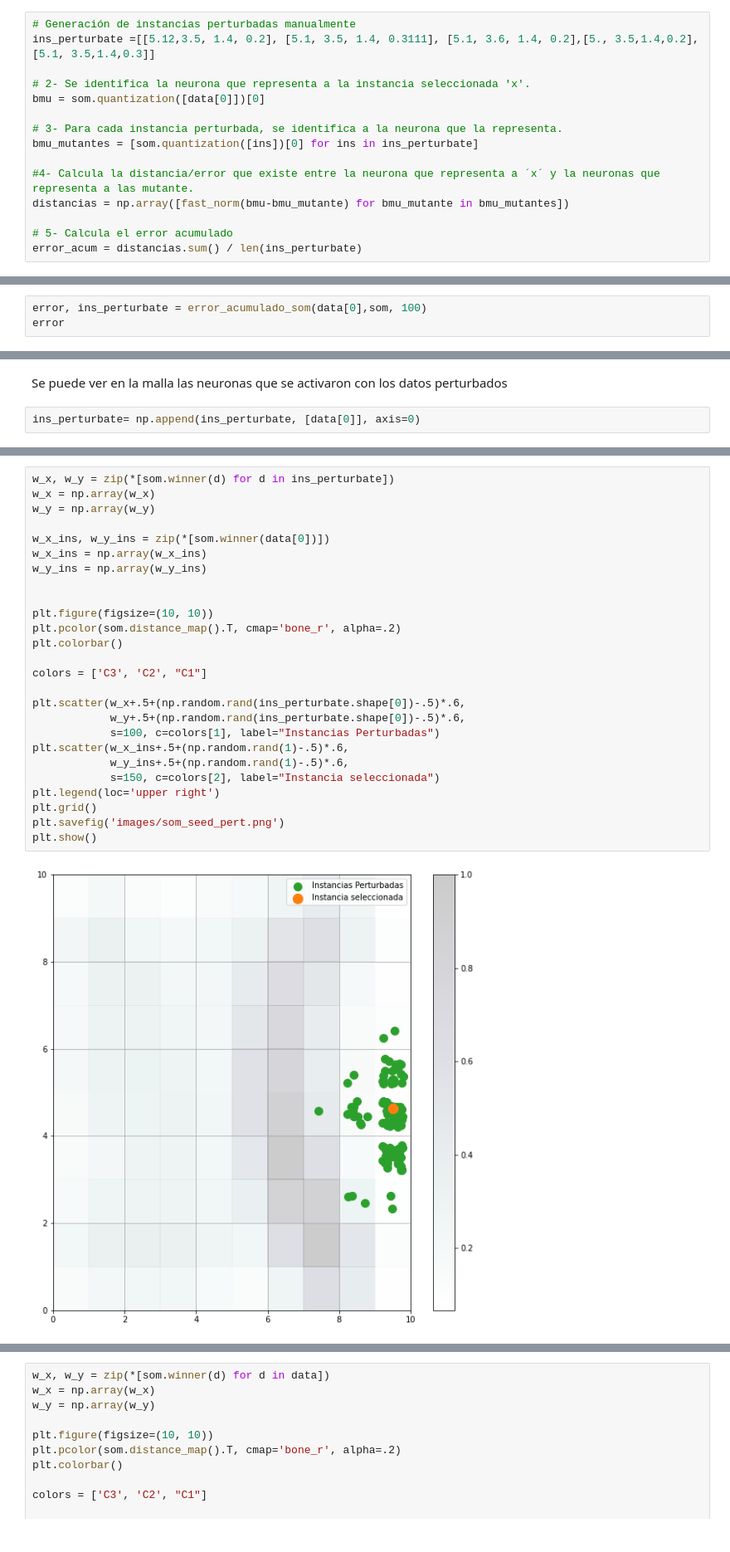
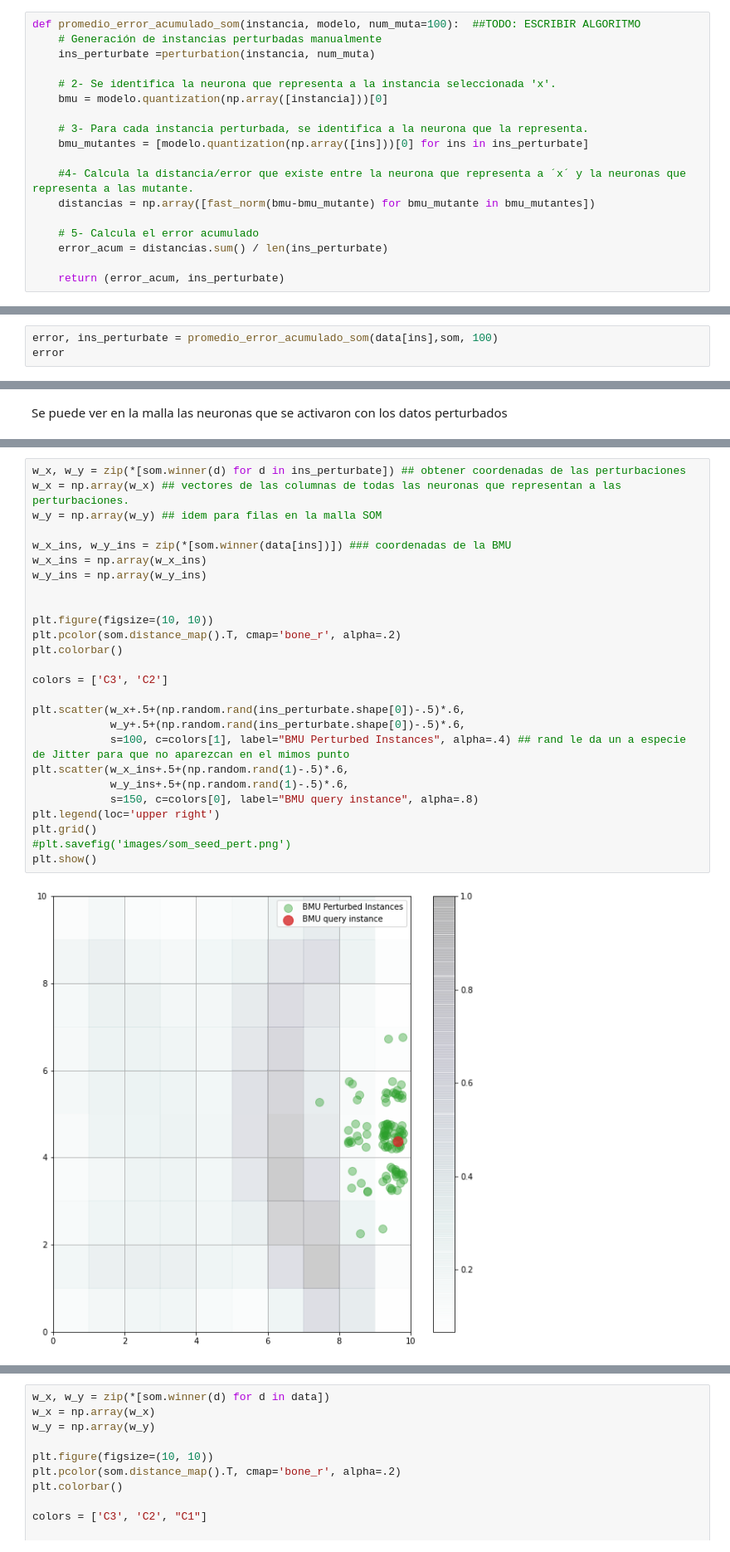
Before and after one commit to castudil/som-lstm, a Jupyter notebook: MiniSom/MiniSOm.ipynb, the cells around one changed output, grey strips where cells are left out. Shown at 83% size. Drawn from its saved outputs; the diff is of its cells as text.

```diff
--- a/MiniSom/MiniSOm.ipynb
+++ b/MiniSom/MiniSOm.ipynb
@@ -417,15 +143,18 @@ Instancia  0 :  [5.1 3.5 1.4 0.2]  - Target:  0
 # %%
-# Generación de instancias perturbadas manualmente
-ins_perturbate =[[5.12,3.5, 1.4, 0.2], [5.1, 3.5, 1.4, 0.3111], [5.1, 3.6, 1.4, 0.2],[5., 3.5,1.4,0.2],[5.1, 3.5,1.4,0.3]]
+def promedio_error_acumulado_som(instancia, modelo, num_muta=100):  ##TODO: ESCRIBIR ALGORITMO
+    # Generación de instancias perturbadas manualmente
+    ins_perturbate =perturbation(instancia, num_muta)
 
-# 2- Se identifica la neurona que representa a la instancia seleccionada 'x'.
-bmu = som.quantization([data[0]])[0]
+    # 2- Se identifica la neurona que representa a la instancia seleccionada 'x'.
+    bmu = modelo.quantization(np.array([instancia]))[0]
 
-# 3- Para cada instancia perturbada, se identifica a la neurona que la representa.
-bmu_mutantes = [som.quantization([ins])[0] for ins in ins_perturbate]
+    # 3- Para cada instancia perturbada, se identifica a la neurona que la representa.
+    bmu_mutantes = [modelo.quantization(np.array([ins]))[0] for ins in ins_perturbate]
 
-#4- Calcula la distancia/error que existe entre la neurona que representa a ´x´ y la neuronas que representa a las mutante.
-distancias = np.array([fast_norm(bmu-bmu_mutante) for bmu_mutante in bmu_mutantes])
+    #4- Calcula la distancia/error que existe entre la neurona que representa a ´x´ y la neuronas que representa a las mutante.
+    distancias = np.array([fast_norm(bmu-bmu_mutante) for bmu_mutante in bmu_mutantes])
 
-# 5- Calcula el error acumulado
-error_acum = distancias.sum() / len(ins_perturbate)
+    # 5- Calcula el error acumulado
+    error_acum = distancias.sum() / len(ins_perturbate)
+
+    return (error_acum, ins_perturbate)
@@ -450,4 +161,4 @@ def error_acumulado_som(instancia, modelo, num_muta=100):
 # %%
-error, ins_perturbate = error_acumulado_som(data[0],som, 100)
+error, ins_perturbate = promedio_error_acumulado_som(data[ins],som, 100)
 error
 # %% [output]
@@ -455,4 +166,2 @@ error
 # %% [markdown]
 Se puede ver en la malla las neuronas que se activaron con los datos perturbados
-# %%
-ins_perturbate= np.append(ins_perturbate, [data[0]], axis=0)
@@ -489,30 +185,30 @@ array([[ 0.,  0.,  0.,  0.,  0.,  0.,  0.,  0.,  0.,  0.],
 # %%
-w_x, w_y = zip(*[som.winner(d) for d in ins_perturbate])
-w_x = np.array(w_x)
-w_y = np.array(w_y)
+w_x, w_y = zip(*[som.winner(d) for d in ins_perturbate]) ## obtener coordenadas de las perturbaciones
+w_x = np.array(w_x) ## vectores de las columnas de todas las neuronas que representan a las perturbaciones.
+w_y = np.array(w_y) ## idem para filas en la malla SOM
 
-w_x_ins, w_y_ins = zip(*[som.winner(data[0])])
+w_x_ins, w_y_ins = zip(*[som.winner(data[ins])]) ### coordenadas de la BMU
 w_x_ins = np.array(w_x_ins)
 w_y_ins = np.array(w_y_ins)
 
 
 plt.figure(figsize=(10, 10))
 plt.pcolor(som.distance_map().T, cmap='bone_r', alpha=.2)
 plt.colorbar()
 
-colors = ['C3', 'C2', "C1"]
+colors = ['C3', 'C2']
 
 plt.scatter(w_x+.5+(np.random.rand(ins_perturbate.shape[0])-.5)*.6,
             w_y+.5+(np.random.rand(ins_perturbate.shape[0])-.5)*.6,
-            s=100, c=colors[1], label="Instancias Perturbadas")
+            s=100, c=colors[1], label="BMU Perturbed Instances", alpha=.4) ## rand le da un a especie de Jitter para que no aparezcan en el mimos punto
 plt.scatter(w_x_ins+.5+(np.random.rand(1)-.5)*.6,
             w_y_ins+.5+(np.random.rand(1)-.5)*.6,
-            s=150, c=colors[2], label="Instancia seleccionada")
+            s=150, c=colors[0], label="BMU query instance", alpha=.8)
 plt.legend(loc='upper right')
 plt.grid()
-plt.savefig('images/som_seed_pert.png')
+#plt.savefig('images/som_seed_pert.png')
 plt.show()
 # %% [output]
-[figure, old version]
+[figure, new version]
 # %% [markdown]
 ## Gráficas
```
Also changed, not shown: parts of 44 cells of this notebook.
